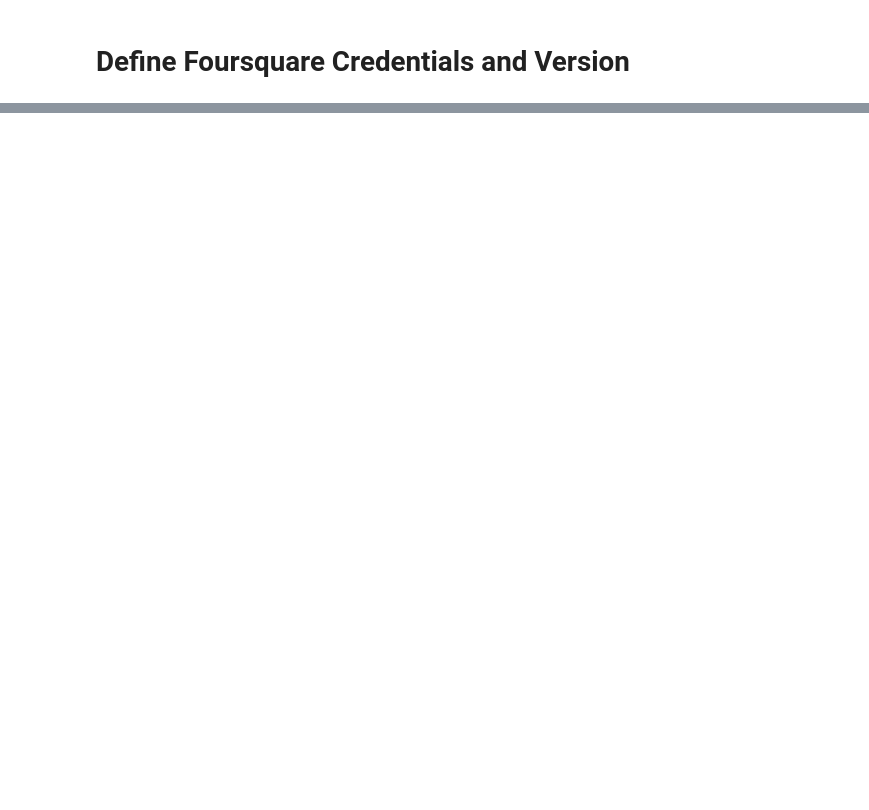
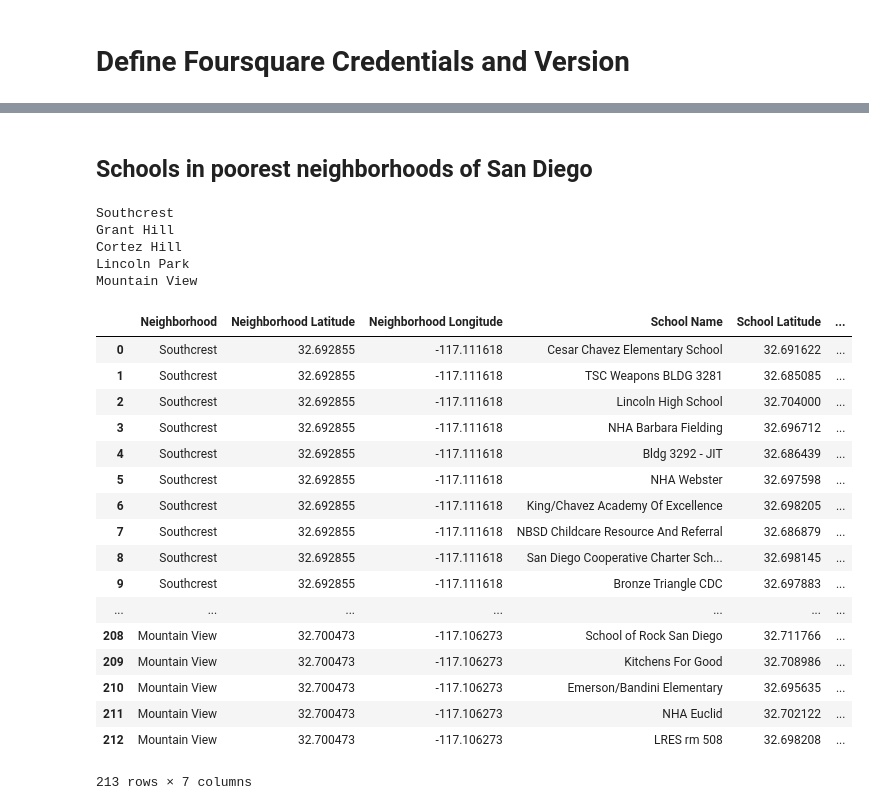
Before and after one commit to Yara1994/Analysis-of-San-Diego-Neighborhoods, a Jupyter notebook: City_info.ipynb, the cells around one changed output, grey strips where cells are left out. Saved outputs shown, nothing was run; the diff lists cells and outputs as text; code cells hidden in the pictures; blank space fills up the shorter version.

```diff
--- a/City_info.ipynb
+++ b/City_info.ipynb
@@ -472,0 +646,33 @@ VERSION:   20190325
+# %% [markdown]
+## Schools in poorest neighborhoods of San Diego
+# %%
+poorest_neighborhoods_schools = getNearbySchools(names=poorest_5['Neighborhood'],
+                                   latitudes=poorest_5['Latitude'],
+                                   longitudes=poorest_5['Longitude']
+                                  )
+
+poorest_neighborhoods_schools
+# %% [output]
+Southcrest
+Grant Hill
+Cortez Hill
+Lincoln Park
+Mountain View
+|  | Neighborhood | Neighborhood Latitude | Neighborhood Longitude | School Name | School Latitude | ... |
+| 0 | Southcrest | 32.692855 | -117.111618 | Cesar Chavez Elementary School | 32.691622 | ... |
+| 1 | Southcrest | 32.692855 | -117.111618 | TSC Weapons BLDG 3281 | 32.685085 | ... |
+| 2 | Southcrest | 32.692855 | -117.111618 | Lincoln High School | 32.704000 | ... |
+| 3 | Southcrest | 32.692855 | -117.111618 | NHA Barbara Fielding | 32.696712 | ... |
+| 4 | Southcrest | 32.692855 | -117.111618 | Bldg 3292 - JIT | 32.686439 | ... |
+| 5 | Southcrest | 32.692855 | -117.111618 | NHA Webster | 32.697598 | ... |
+| 6 | Southcrest | 32.692855 | -117.111618 | King/Chavez Academy Of Excellence | 32.698205 | ... |
+| 7 | Southcrest | 32.692855 | -117.111618 | NBSD Childcare Resource And Referral | 32.686879 | ... |
+| 8 | Southcrest | 32.692855 | -117.111618 | San Diego Cooperative Charter Sch... | 32.698145 | ... |
+| 9 | Southcrest | 32.692855 | -117.111618 | Bronze Triangle CDC | 32.697883 | ... |
+| ... | ... | ... | ... | ... | ... | ... |
+| 208 | Mountain View | 32.700473 | -117.106273 | School of Rock San Diego | 32.711766 | ... |
+| 209 | Mountain View | 32.700473 | -117.106273 | Kitchens For Good | 32.708986 | ... |
+| 210 | Mountain View | 32.700473 | -117.106273 | Emerson/Bandini Elementary | 32.695635 | ... |
+| 211 | Mountain View | 32.700473 | -117.106273 | NHA Euclid | 32.702122 | ... |
+| 212 | Mountain View | 32.700473 | -117.106273 | LRES rm 508 | 32.698208 | ... |
+213 rows × 7 columns
```
Also changed, not shown: parts of 20 cells of this notebook.
